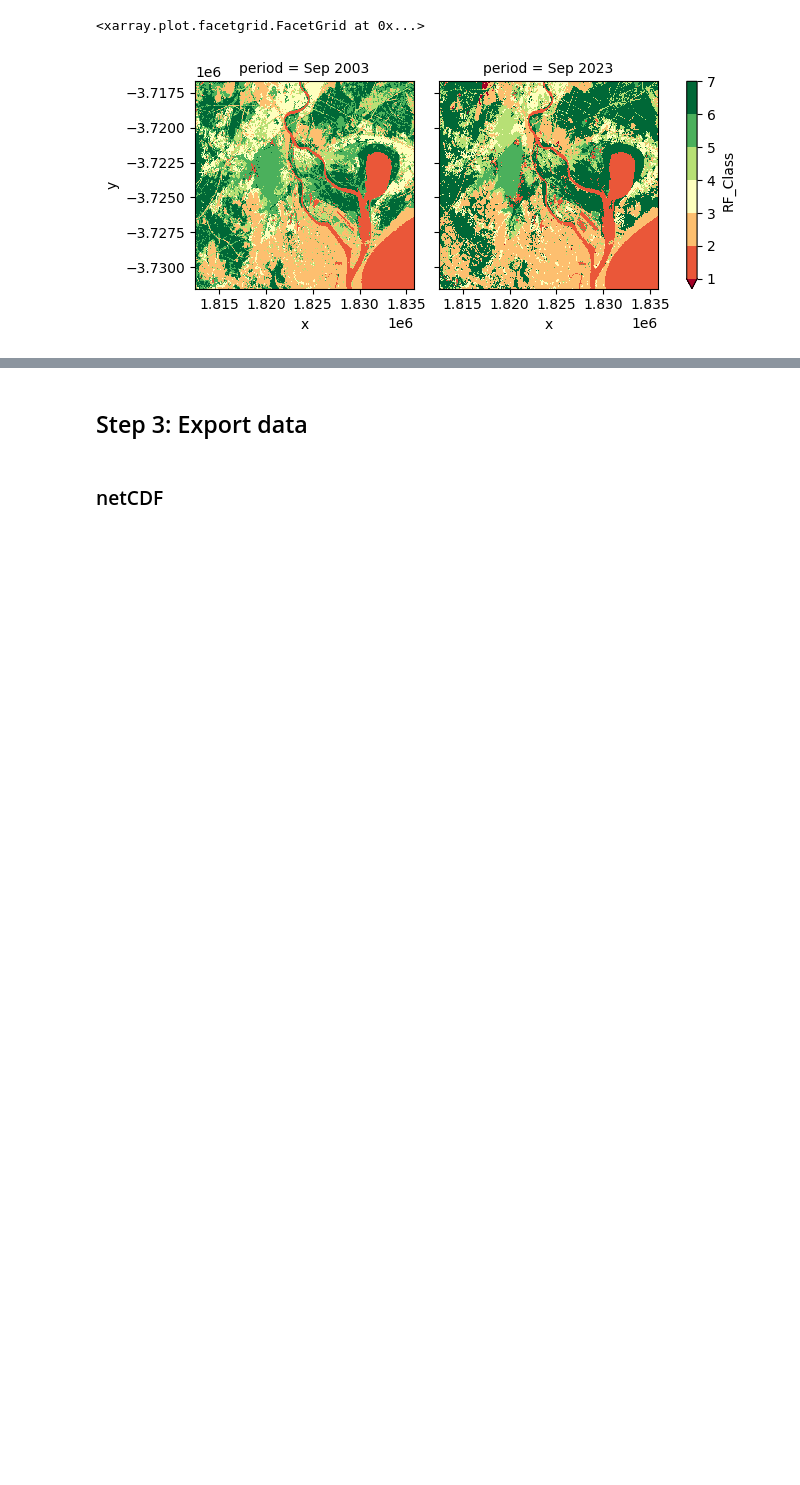
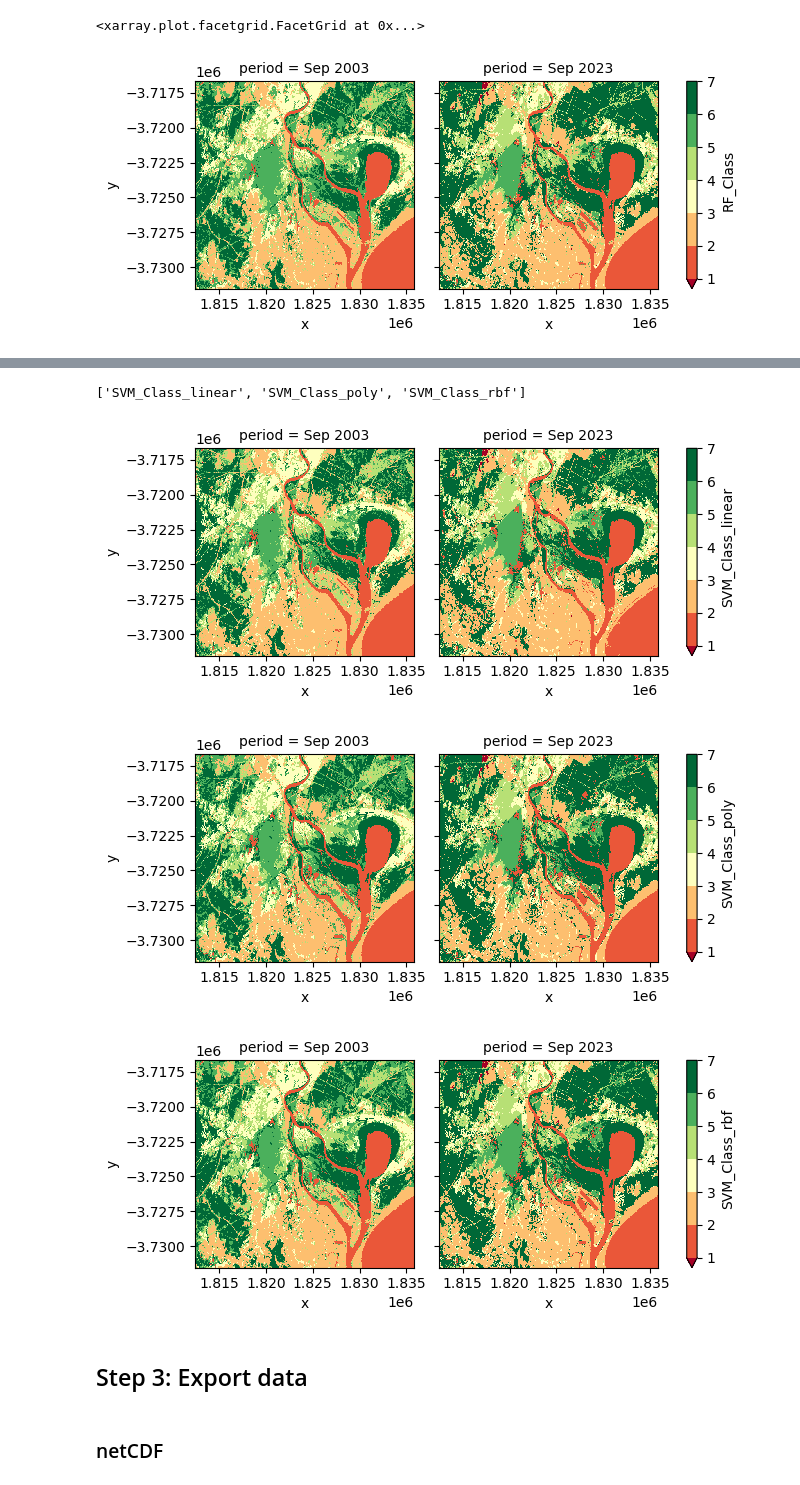
Before and after one commit to mjdear68/Hunter_Estuary_KBA, a Jupyter notebook: nbk/class_data_prep.ipynb, the cells around one changed output, grey strips where cells are left out. Saved outputs shown, nothing was run; the diff lists cells and outputs as text; code cells hidden in the pictures; blank space fills up the shorter version.

Commit message:
class_data_prep.ipynb: added variables for each of the three basic SVM kernels with default settings.

```diff
--- a/nbk/class_data_prep.ipynb
+++ b/nbk/class_data_prep.ipynb
@@ -300,5 +304,5 @@ classification = classify(ds, X_vars, y_var, clf_method='RF')
 # %%
-ds['RF_Class'] = classification['class_da']
+ds['RF_Class'] = clfn_RF['class_da']
 ds
 # %% [output]
 <xarray.Dataset>
@@ -325,3 +326,0 @@ classification = classify(ds, X_vars, y_var, clf_method='SVM')
-# %%
-ds['SVM_Class'] = classification['class_da']
-ds
@@ -361,0 +337,10 @@ ds['SVM_Class'].plot(col='period',
+# %%
+%%time
+
+kernels = ['linear', 'poly', 'rbf']
+clfn_SVMs = []
+
+for kernel in kernels:
+    clfn_SVM = classify(ds, X_vars, y_var, clf_method='SVM', svm_kernel=kernel)
+    ds['SVM_Class_'+kernel] = clfn_SVM['class_da']
+    clfn_SVMs.append(clfn_SVM)
@@ -362,3 +370,18 @@ ds['SVM_Class'].plot(col='period',
+# %%
+kernels = ['linear', 'poly', 'rbf']
+vars = ['SVM_Class_'+kernel for kernel in kernels]
+vars
+# %% [output]
+['SVM_Class_linear', 'SVM_Class_poly', 'SVM_Class_rbf']
+# %%
+for var in vars:
+    ds[var].plot(col='period',
+                 levels=np.unique(ds.RF_Class)+1,
+                 cmap='RdYlGn')
+# %% [output]
+[figure, added]
+[figure, added]
+[figure, added]
 # %% [markdown]
 ## Step 3: Export data
 # %% [markdown]
```
Also changed, not shown: parts of 10 cells of this notebook, 4 other files.
